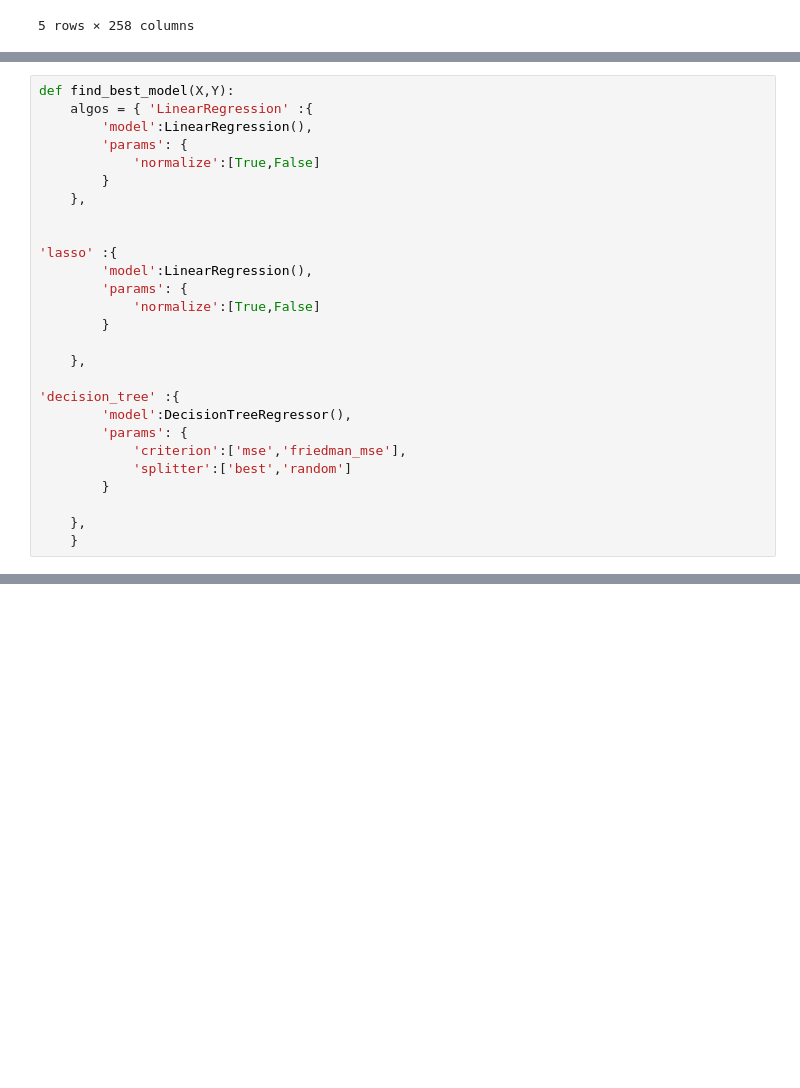
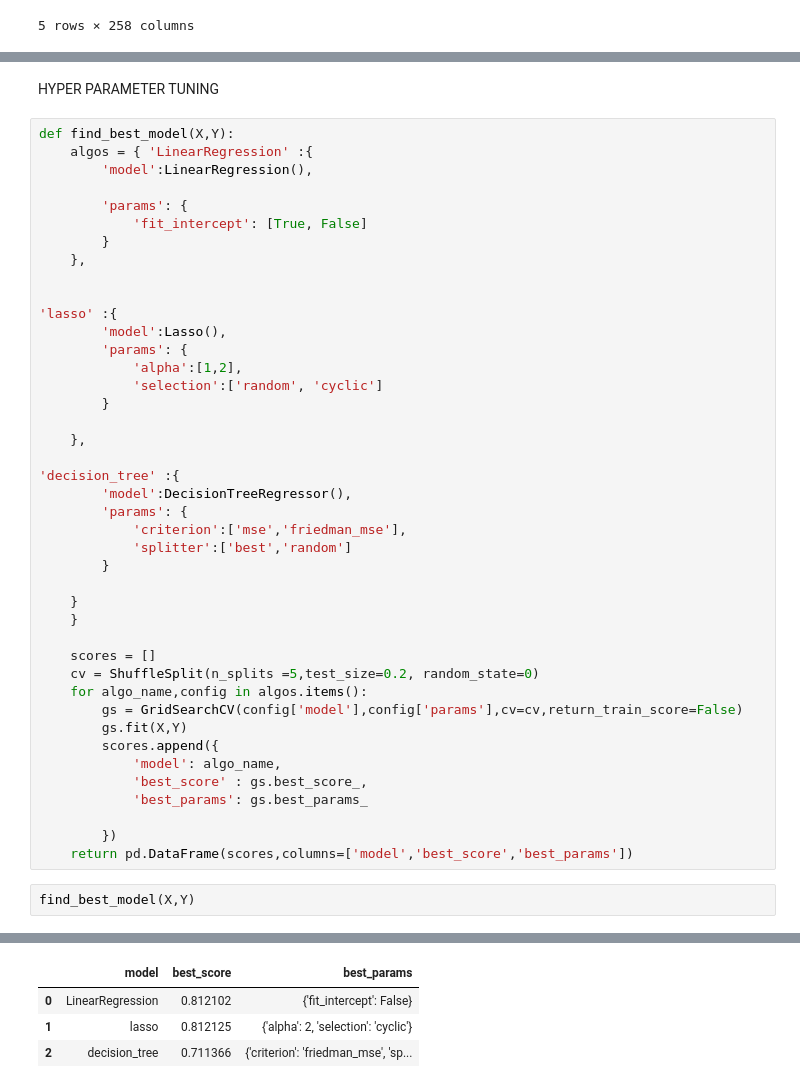
Before and after one commit to papito111/PYTHON_KURSY, a Jupyter notebook: python/Jupyter_nauka/Projekty/5_Projekt_ML_House_prediction/House_pred.ipynb, the cells around one changed output, grey strips where cells are left out. Cells and saved outputs as stored; diff of their text form; blank space fills up the shorter version.

```diff
--- a/python/Jupyter_nauka/Projekty/5_Projekt_ML_House_prediction/House_pred.ipynb
+++ b/python/Jupyter_nauka/Projekty/5_Projekt_ML_House_prediction/House_pred.ipynb
@@ -359,27 +357,47 @@ cross_val_score(Lasso(),X,Y, cv =cv).mean()
-# %%
-def find_best_model(X,Y):
-    algos = { 'LinearRegression' :{
-        'model':LinearRegression(),
-        'params': {
-            'normalize':[True,False]
-        }
-    },
-
-
-'lasso' :{
-        'model':LinearRegression(),
-        'params': {
-            'normalize':[True,False]
-        }
-
-    },
-
-'decision_tree' :{
-        'model':DecisionTreeRegressor(),
-        'params': {
-            'criterion':['mse','friedman_mse'],
-            'splitter':['best','random']
-        }
-
-    },
-    }
+# %% [markdown]
+HYPER PARAMETER TUNING
+# %%
+def find_best_model(X,Y):
+    algos = { 'LinearRegression' :{
+        'model':LinearRegression(),
+
+        'params': {
+            'fit_intercept': [True, False]
+        }
+    },
+
+
+'lasso' :{
+        'model':Lasso(),
+        'params': {
+            'alpha':[1,2],
+            'selection':['random', 'cyclic']
+        }
+
+    },
+
+'decision_tree' :{
+        'model':DecisionTreeRegressor(),
+        'params': {
+            'criterion':['mse','friedman_mse'],
+            'splitter':['best','random']
+        }
+
+    }
+    }
+
+    scores = []
+    cv = ShuffleSplit(n_splits =5,test_size=0.2, random_state=0)
+    for algo_name,config in algos.items():
+        gs = GridSearchCV(config['model'],config['params'],cv=cv,return_train_score=False)
+        gs.fit(X,Y)
+        scores.append({
+            'model': algo_name,
+            'best_score' : gs.best_score_,
+            'best_params': gs.best_params_
+
+        })
+    return pd.DataFrame(scores,columns=['model','best_score','best_params'])
+# %%
+find_best_model(X,Y)
+# %% [output]
@@ -385,0 +423,4 @@ def find_best_model(X,Y):
+|  | model | best_score | best_params |
+| 0 | LinearRegression | 0.812102 | {'fit_intercept': False} |
+| 1 | lasso | 0.812125 | {'alpha': 2, 'selection': 'cyclic'} |
+| 2 | decision_tree | 0.711366 | {'criterion': 'friedman_mse', 'sp... |
```
Also changed, not shown: parts of 3 cells of this notebook.
